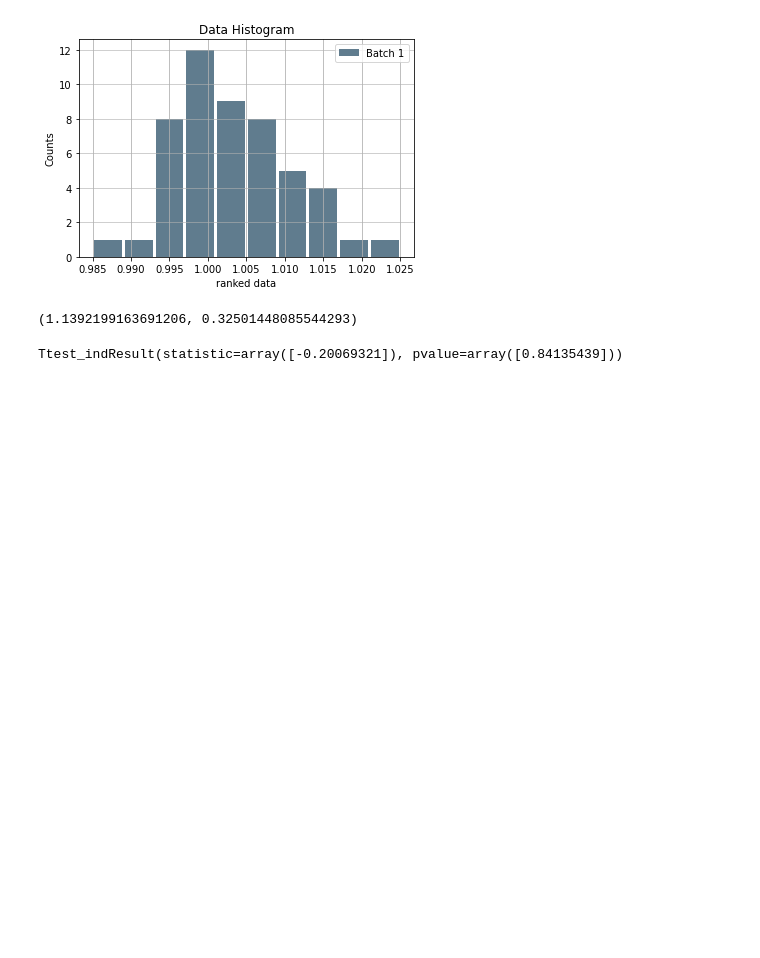
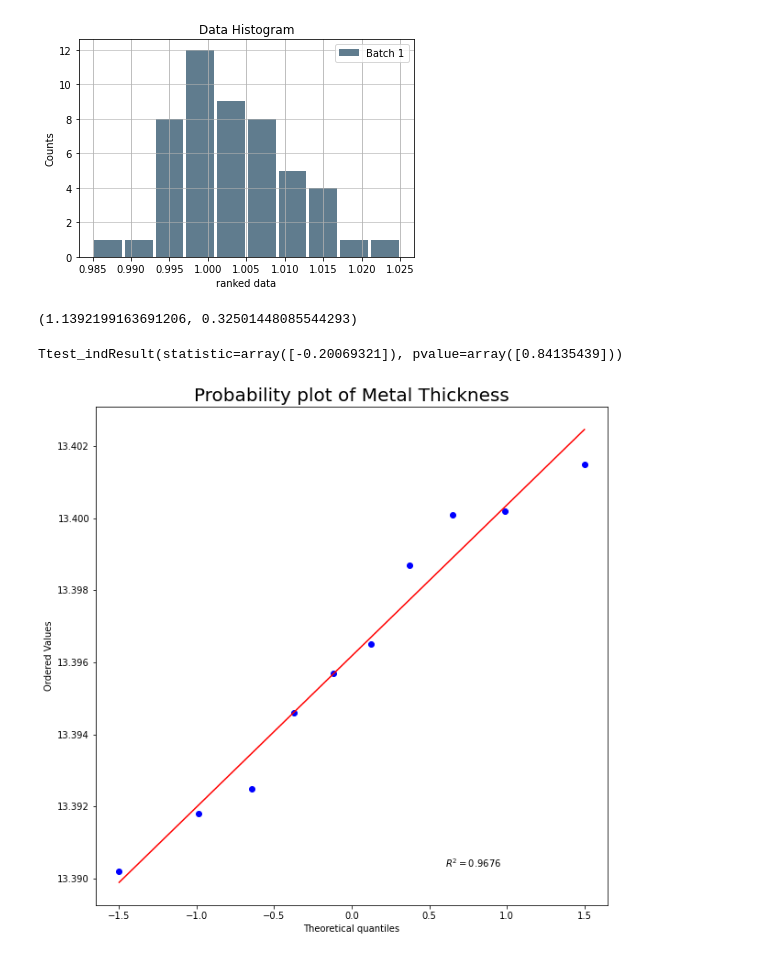
Before and after one commit to johsheldon/IMSE-541-Public, a Jupyter notebook: Lab2.ipynb, the cells around one changed output. Cells and saved outputs as stored; diff of their text form; code cells hidden in the pictures; blank space fills up the shorter version.

```diff
--- a/Lab2.ipynb
+++ b/Lab2.ipynb
@@ -103,3 +103,23 @@ stats.ttest_ind(data1, data2, equal_var=True)
 Ttest_indResult(statistic=array([-0.20069321]), pvalue=array([0.84135439]))
 # %%
 #The P-Value is really high, higher than 0.05.  So we fail to reject the null hypothesis.  We can conclude that the data is not significantly different.
+# %%
+import math
+import statistics
+import numpy as np
+import scipy.stats as stats
+import pandas as pd
+from statsmodels.stats import weightstats as stests
+import matplotlib.pyplot as plt
+from google.colab import files
+metal=[13.3987, 13.3957, 13.3902, 13.4015, 13.4001, 13.3918, 13.3965, 13.3925, 13.3946, 13.4002]
+fig = plt.figure(figsize= (10, 10))
+ax = fig.add_subplot(111)
+
+normality_plot, stat = stats.probplot(metal, plot= plt, rvalue= True)
+ax.set_title("Probability plot of Metal Thickness", fontsize= 20)
+ax.set
+
+plt.show()
+# %% [output]
+[figure, added]
```
